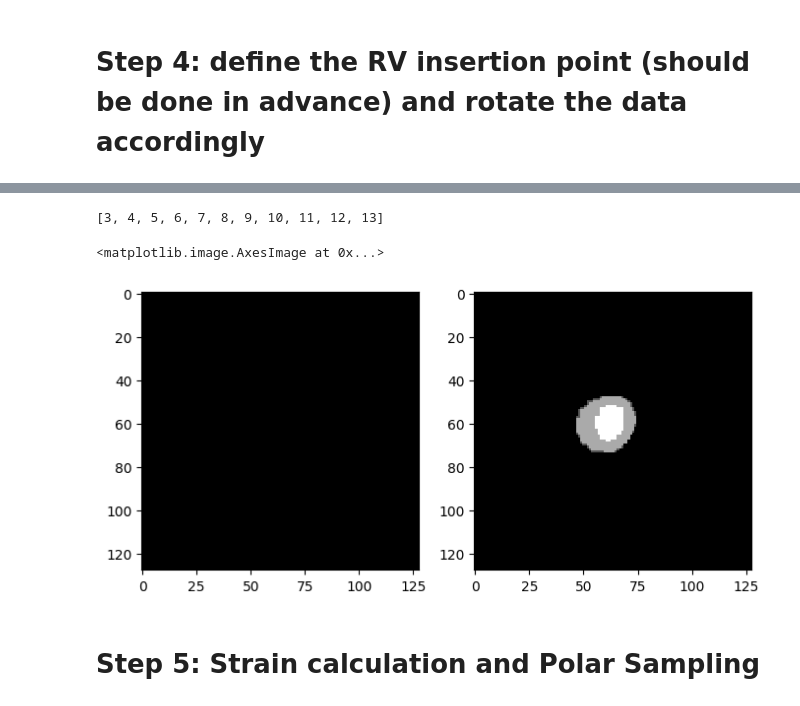
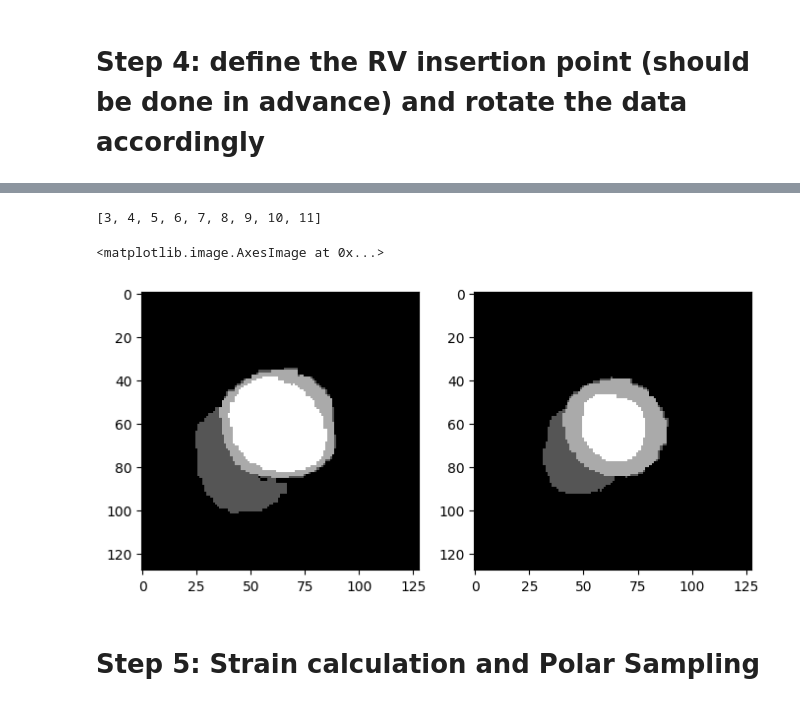
Before and after one commit to zhennongchen/DeepStrain, a Jupyter notebook: main_strain.ipynb, the cells around one changed output, grey strips where cells are left out. Drawn from its saved outputs; the diff is of its cells as text; code cells hidden in the pictures.

```diff
--- a/main_strain.ipynb
+++ b/main_strain.ipynb
@@ -252,20 +249,20 @@ phi_angle:  20.804893215008544
 # %%
 # rotate the data so that RV is under LV
 rotate_f = myocardial_strain_zc.Rotate_data(strain.Err, strain.Ecc, strain.mask, insertion_p1, insertion_p2, non_slice_num = slice_effective )
 Err_rot, Ecc_rot, mask_rot, ID = rotate_f.rotate_orientation(for_visualization=False)
 Err_rot_vis, Ecc_rot_vis, mask_rot_vis, ID = rotate_f.rotate_orientation(for_visualization=True)
 
 rotate_f_es = myocardial_strain_zc.Rotate_data(strain.Err, strain.Ecc, strain_es.mask, insertion_p1, insertion_p2, non_slice_num = slice_effective )
 Err_rot_es, Ecc_rot_es, mask_rot_es, ID = rotate_f_es.rotate_orientation(for_visualization=False)
 
 print(ID)
 plt.figure(figsize=(8,4))
-plt.subplot(121); plt.imshow(mask_rot[:,:,10], cmap='gray')
-plt.subplot(122); plt.imshow(mask_rot_es[:,:,10], cmap='gray')
+plt.subplot(121); plt.imshow(mask_rot[:,:,5], cmap='gray')
+plt.subplot(122); plt.imshow(mask_rot_es[:,:,5], cmap='gray')
 # %% [output]
-[3, 4, 5, 6, 7, 8, 9, 10, 11, 12, 13]
+[3, 4, 5, 6, 7, 8, 9, 10, 11]
 <matplotlib.image.AxesImage at 0x...>
-[figure, old version]
+[figure, new version]
 # %% [markdown]
 # Step 5: Strain calculation and Polar Sampling
 # %%
```
Also changed, not shown: parts of 8 cells of this notebook, 5 other files.
